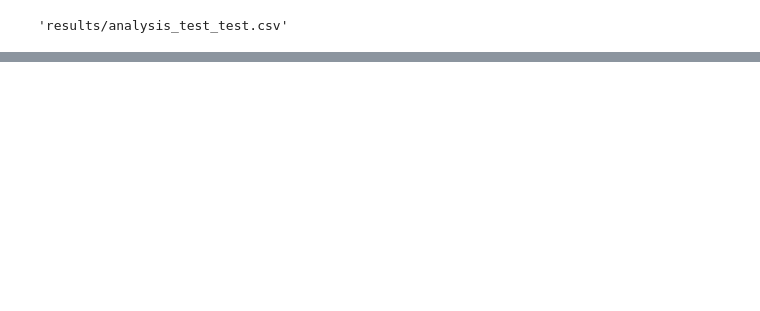
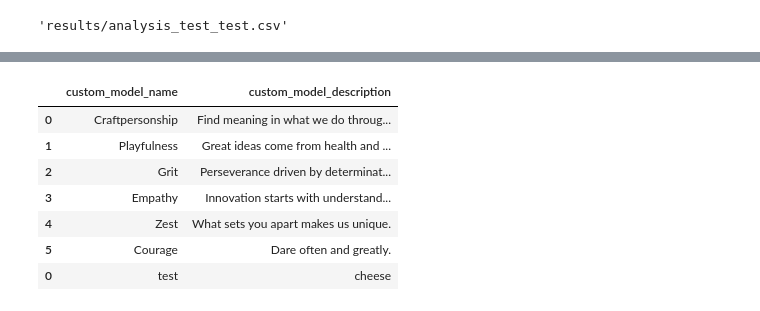
Before and after one commit to liamlio/AI-Interview-Recording-Analysis-App, a Jupyter notebook: experimentation.ipynb, the cells around one changed output, grey strips where cells are left out. Cells and saved outputs as stored; diff of their text form; code cells hidden in the pictures; blank space fills up the shorter version.

```diff
--- a/experimentation.ipynb
+++ b/experimentation.ipynb
@@ -228,3 +228,25 @@ pd.read_csv("results/analysis_test_test.csv", index_col=0)
 | 20 | And if you ever need some support... | [-0.46044922, -1.6259766, 2.69531... | 0 | 0 | 0 | 0 | 0 | 0 | ... |
 | 21 | Everyday developers are using the... | [0.7109375, 2.6054688, 3.9199219,... | 0 | 0 | 0 | 0 | 0 | 0 | ... |
 | 22 | From meeting summarizers, to bran... | [2.6035156, 0.97998047, 1.78125, ... | 0 | 0 | 0 | 0 | 0 | 0 | ... |
+# %%
+import pandas as pd
+BUILT_IN_CUSTOM_MODELS = {
+    "Craftpersonship": "Find meaning in what we do through crafting excellence.",
+    "Playfulness": "Great ideas come from health and happiness.",
+    "Grit": "Perseverance driven by determination and passion.",
+    "Empathy": "Innovation starts with understanding.",
+    "Zest": "What sets you apart makes us unique.",
+    "Courage": "Dare often and greatly."
+}
+t = pd.DataFrame(BUILT_IN_CUSTOM_MODELS, index=[0]).transpose().reset_index().rename(columns={"index":"custom_model_name", 0:"custom_model_description"})
+# %%
+pd.concat([t, pd.DataFrame({"custom_model_name": "test", "custom_model_description":"cheese"}, index=[0])])
+# %% [output]
+|  | custom_model_name | custom_model_description |
+| 0 | Craftpersonship | Find meaning in what we do throug... |
+| 1 | Playfulness | Great ideas come from health and ... |
+| 2 | Grit | Perseverance driven by determinat... |
+| 3 | Empathy | Innovation starts with understand... |
+| 4 | Zest | What sets you apart makes us unique. |
+| 5 | Courage | Dare often and greatly. |
+| 0 | test | cheese |
```
Also changed, not shown: 8 other files.
